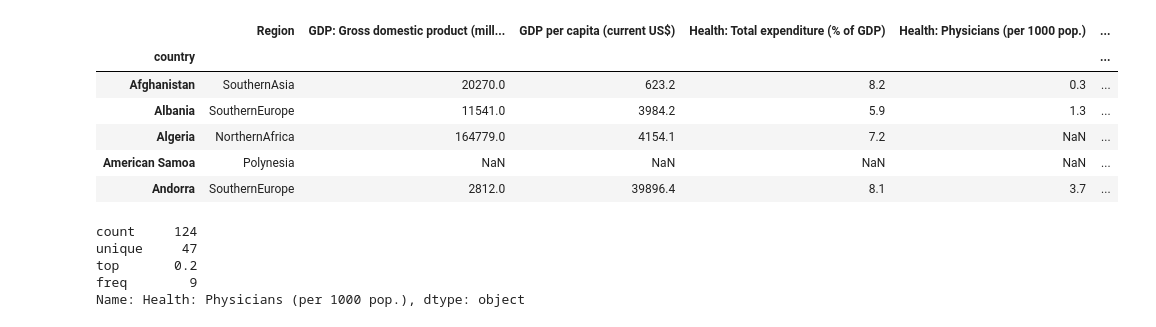
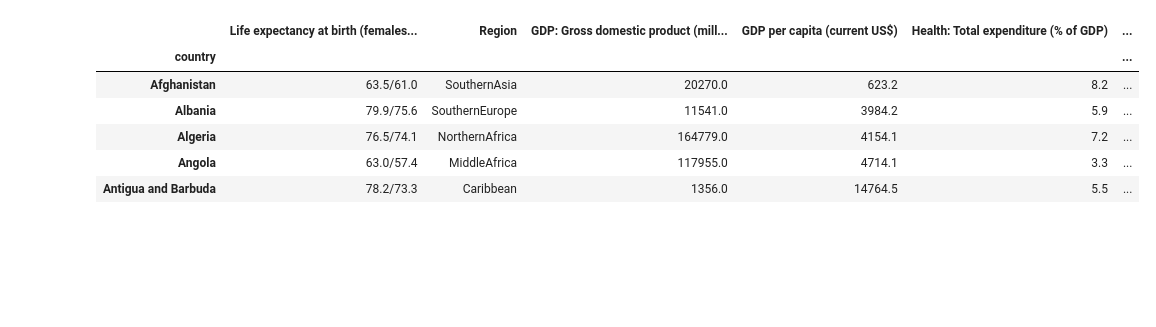
Before and after one commit to Data-Analytics-Project-Group/Visualizing-World-Economic-Trends, a Jupyter notebook: Visualizing World Economic Trends.ipynb, the cells around one changed output. Cells and saved outputs as stored; diff of their text form; code cells hidden in the pictures; blank space fills up the shorter version.

```diff
--- a/Visualizing World Economic Trends.ipynb
+++ b/Visualizing World Economic Trends.ipynb
@@ -9,10 +9,12 @@ country_profiles_file = "country_profile_variables.csv"
 # %%
 # loading csv file and putting into dataframe
 
-country_data = pd.read_csv(country_profiles_file, header=0, na_values=['-99.0','...','NaN'])
+country_data = pd.read_csv(country_profiles_file, header=0)
+
+country_data.dropna()
 
 country_data = country_data[country_data['GDP: Gross domestic product (million current US$)'] != -99]
-country_data = country_data[country_data['GDP: Gross domestic product (million current US$)'] != "NaN"]
+
 country_data['GDP: Gross domestic product (million current US$)'] = pd.to_numeric(country_data['GDP: Gross domestic product (million current US$)'], downcast='float')
 
 
@@ -22,26 +30,31 @@ TypeError: invalid type comparison
 # %%
 #Create health dataframe and clean up missing values
-health_df = pd.DataFrame(country_data.loc[:,["country", "Region", "GDP: Gross domestic product (million current US$)", "GDP per capita (current US$)","Health: Total expenditure (% of GDP)","Health: Physicians (per 1000 pop.)","Infant mortality rate (per 1000 live births","Life expectancy at birth (females/males, years)"]])
-health_df.head()
+health_df = pd.DataFrame(country_data.loc[:, ["country", "Region", "GDP: Gross domestic product (million current US$)",
+                                              "GDP per capita (current US$)",
+                                              "Health: Total expenditure (% of GDP)",
+                                              "Health: Physicians (per 1000 pop.)",'Life expectancy at birth (females/males, years)']])
 
-health_df.dropna(axis=0, how='all')
+#health_df.reset_index()
 
 
+#health_df.dropna(axis=0, how='all', inplace=True)
+
+#health_df = health_df.set_index("Life expectancy at birth (females/males, years)")
+health_df=health_df.set_index("Life expectancy at birth (females/males, years)")
+
+# Cleaning the data to drop values ".../..." and "-99".
+# health_df = health_df.dropna(how="any")
+health_df = health_df.drop(".../...", axis = 0)
+
+health_df = health_df.drop("-99", axis = 0)
+health_df = health_df.reset_index()
 health_df = health_df.set_index("country")
 health_df.head()
 # %% [output]
-|  | Region | GDP: Gross domestic product (mill... | GDP per capita (current US$) | Health: Total expenditure (% of GDP) | Health: Physicians (per 1000 pop.) | ... |
+|  | Life expectancy at birth (females... | Region | GDP: Gross domestic product (mill... | GDP per capita (current US$) | Health: Total expenditure (% of GDP) | ... |
 | country |  |  |  |  |  | ... |
-| Afghanistan | SouthernAsia | 20270.0 | 623.2 | 8.2 | 0.3 | ... |
-| Albania | SouthernEurope | 11541.0 | 3984.2 | 5.9 | 1.3 | ... |
-| Algeria | NorthernAfrica | 164779.0 | 4154.1 | 7.2 | NaN | ... |
-| American Samoa | Polynesia | NaN | NaN | NaN | NaN | ... |
-| Andorra | SouthernEurope | 2812.0 | 39896.4 | 8.1 | 3.7 | ... |
+| Afghanistan | 63.5/61.0 | SouthernAsia | 20270.0 | 623.2 | 8.2 | ... |
+| Albania | 79.9/75.6 | SouthernEurope | 11541.0 | 3984.2 | 5.9 | ... |
+| Algeria | 76.5/74.1 | NorthernAfrica | 164779.0 | 4154.1 | 7.2 | ... |
+| Angola | 63.0/57.4 | MiddleAfrica | 117955.0 | 4714.1 | 3.3 | ... |
+| Antigua and Barbuda | 78.2/73.3 | Caribbean | 1356.0 | 14764.5 | 5.5 | ... |
-# %%
-health_df["Health: Physicians (per 1000 pop.)"].describe()
-# %% [output]
-count     124
-unique     47
-top       0.2
-freq        9
-Name: Health: Physicians (per 1000 pop.), dtype: object
```
Also changed, not shown: parts of 14 cells of this notebook.
